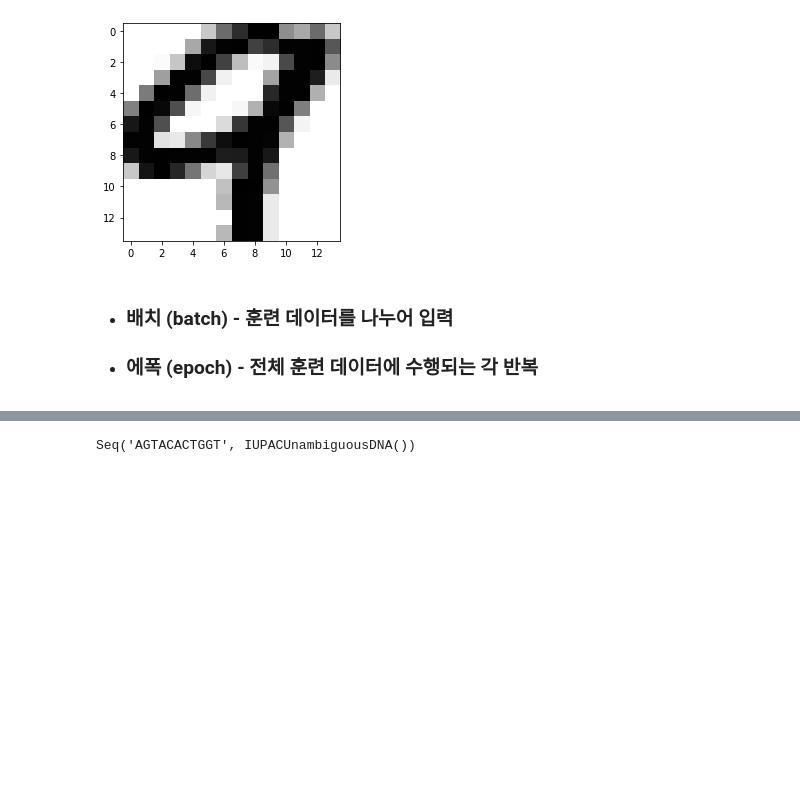
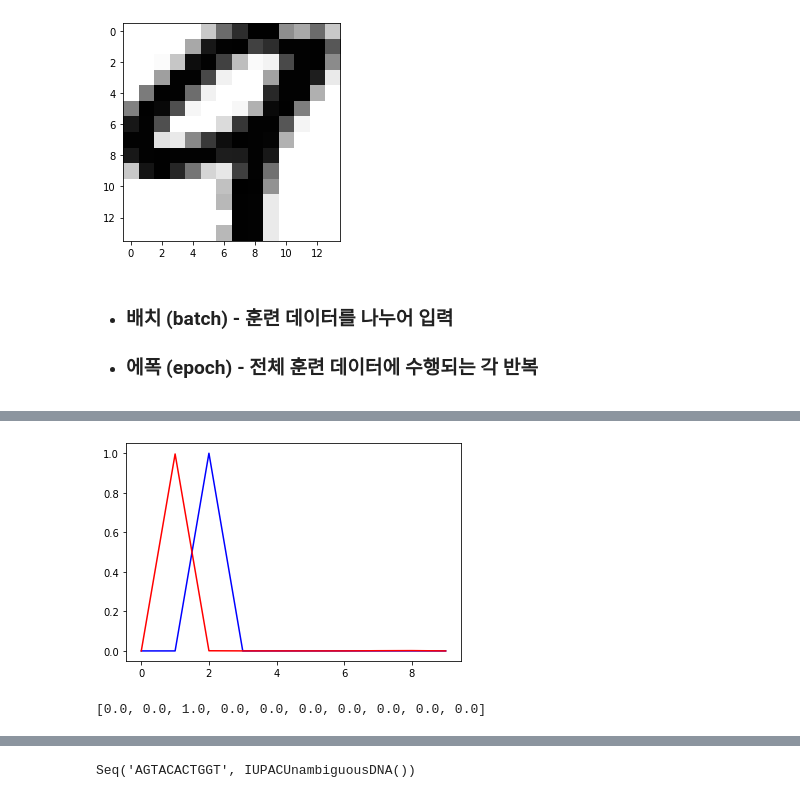
Before and after one commit to greendaygh/bioengml, a Jupyter notebook: bioeng-ml-python.ipynb, the cells around one changed output, grey strips where cells are left out. Drawn from its saved outputs; the diff is of its cells as text; code cells hidden in the pictures; blank space fills up the shorter version.

```diff
--- a/bioeng-ml-python.ipynb
+++ b/bioeng-ml-python.ipynb
@@ -601,0 +673,9 @@ network.compile
+# %%
+import matplotlib.pyplot as plt
+plt.plot(results[1,], "b")
+plt.plot(results[2,], "r")
+plt.show()
+[round(x) for x in list(results[1,])]
+# %% [output]
+[figure, added]
+[0.0, 0.0, 1.0, 0.0, 0.0, 0.0, 0.0, 0.0, 0.0, 0.0]
```
Also changed, not shown: parts of 125 cells of this notebook, 8 other files.
